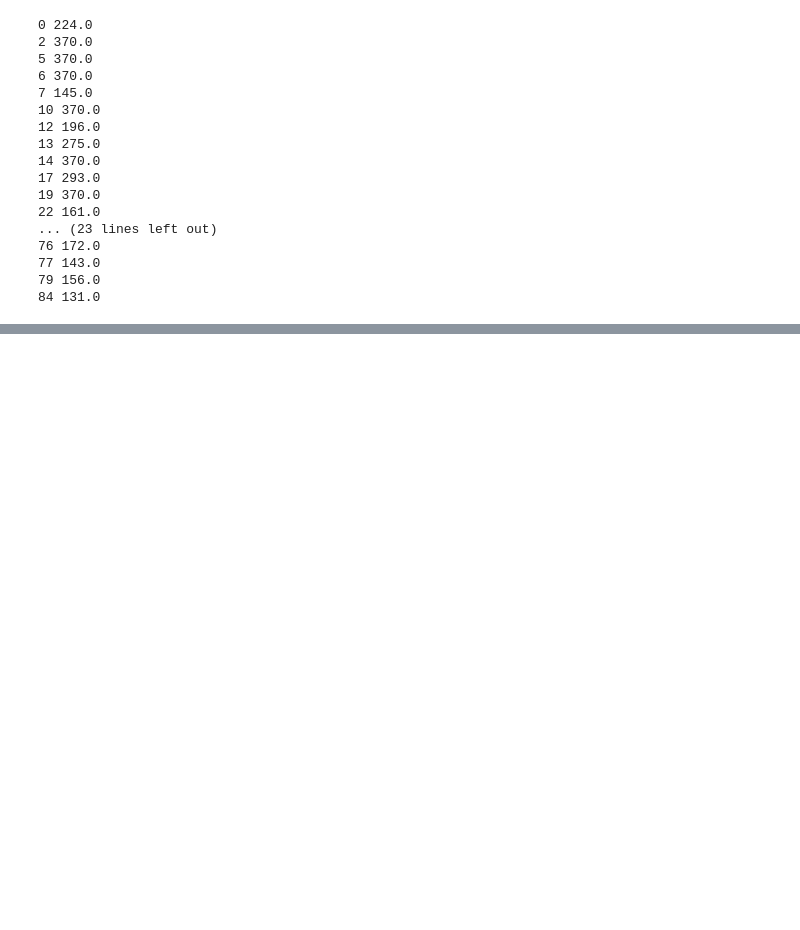
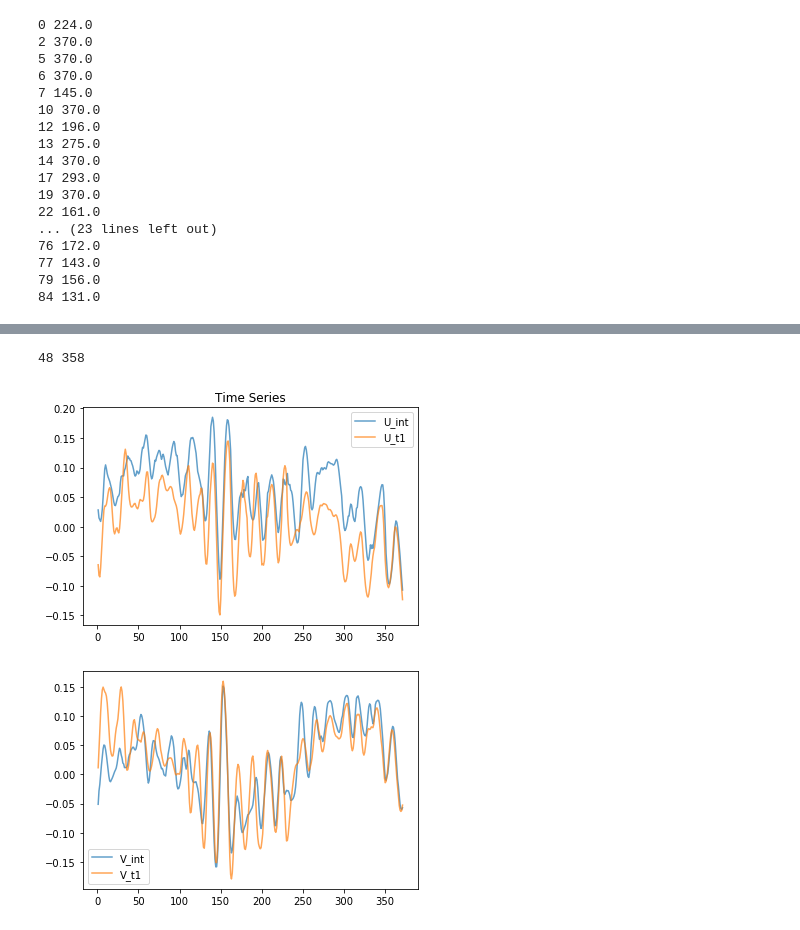
Before and after one commit to mclaret/JISAOinternship, a Jupyter notebook: notebooks/mark/eddy_practiceInterpolation.ipynb, the cells around one changed output, grey strips where cells are left out. Drawn from its saved outputs; the diff is of its cells as text; code cells hidden in the pictures; blank space fills up the shorter version.

```diff
--- a/notebooks/mark/eddy_practiceInterpolation.ipynb
+++ b/notebooks/mark/eddy_practiceInterpolation.ipynb
@@ -74,9 +74,13 @@ gridV_k1 = netcdf.netcdf_file(fpath_vel + 'GLazur64-T20_y2009m07_gridV_k1.nc','r
 gridU_k58 = netcdf.netcdf_file(fpath_vel + 'GLazur64-T20_y2009m07_gridU_k58.nc','r')
 gridV_k58 = netcdf.netcdf_file(fpath_vel + 'GLazur64-T20_y2009m07_gridV_k58.nc','r')
 # %%
-# lowest values along each dimension
+# keep lowest values along each nav dimension, and verify nav resolution
 lowest_lon = gridU_k1.variables['nav_lon'][0, 0].copy()  # lowest longitude
 lowest_lat = gridU_k1.variables['nav_lat'][0, 0].copy()  # lowest latitude
-print('lowest lon:', lowest_lon)
-print('lowest lat:', lowest_lat)
+lon_res = gridU_k1.variables['nav_lon'][0, 1].copy() - lowest_lon
+lat_res = gridU_k1.variables['nav_lat'][1, 0].copy() - lowest_lat
+print('lowest lon:', lowest_lon, 'resolution:', lon_res)
+print('lowest lat:', lowest_lat, 'resolution:', lat_res)
+print(1./64)
+nav_res = 1./64  # resolution of coords
 # %% [output]
@@ -85,10 +90,16 @@ lowest lat: 41.2624
 # %%
-eddy = tracks_5days[0]  # use first eddy with lifetime > 5 days
+eddy = tracks_5days[1]  # use an eddy with lifetime > 5 days
 
-# surface parameters
+# time parameters
 maxt = len(eddy['step'])  # num of steps where this eddy is present
 dt = 1.0                  # resolution (in hours)
 times = eddy['step']      # each timestep for this eddy
-print('maxt = ', maxt)
-print('times = ', times)
+t0 = int(eddy['step'][0])
+t1 = int(eddy['step'][-1])
+
+omega = 7.2921e-5
+fCor = 2.*omega*np.sin((eddy['y1'][len(eddy)//2])/180*np.pi)  # coriolis frequency based on lat of middle position
+print('maxt =', maxt)
+print('times =', times[0], 'to', times[-1])
+print('fCor =', fCor)
 # %% [output]
@@ -148,3 +204,27 @@ fq_k1_norm = fq_k1*2*np.pi/fCor/3600          # normalized to coriolis frequency
 # rearrange data for plotting
 amp_k1 = np.fft.fftshift(amp_k1)
 fq_k1_norm = np.fft.fftshift(fq_k1_norm)
+# %%
+# compare time series of interpolated data to data at last position
+plt.figure(1)
+plt.plot(eddy['step'], U_k1, label='U_int', alpha=0.7)
+lat = int((eddy['y1'][-1] - lowest_lat)/nav_res)
+lon = int((eddy['x1'][-1] - lowest_lon)/nav_res)
+print(lat, lon)
+U_real = gridU_k1.variables['vozocrtx'][t0:t1+1, 0, lat, lon].copy()  # zonal velocities grid
+V_real = gridV_k1.variables['vomecrty'][t0:t1+1, 0, lat, lon].copy()  # meridional velocities grid
+otherTimes = np.arange(t0, t1+1, 1)
+plt.plot(otherTimes,U_real, label='U_t1', alpha=0.7)
+plt.legend()
+plt.title('Time Series')
+
+plt.figure(2)
+plt.plot(eddy['step'], V_k1, label='V_int', alpha=0.7)
+plt.plot(otherTimes,V_real, label='V_t1', alpha=0.7)
+plt.plot()
+plt.legend()
+plt.show()
+# %% [output]
+48 358
+[figure, added]
+[figure, added]
```
Also changed, not shown: parts of 8 cells of this notebook.
